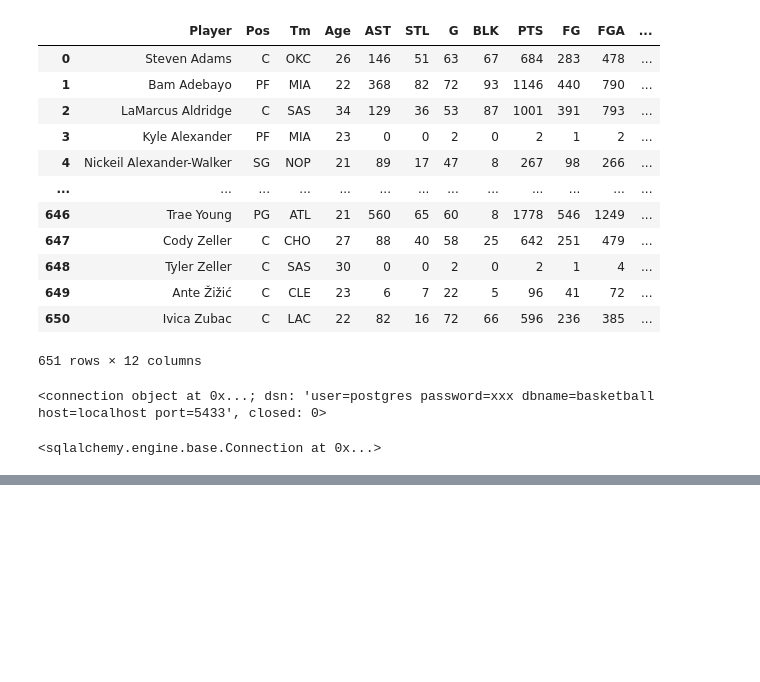
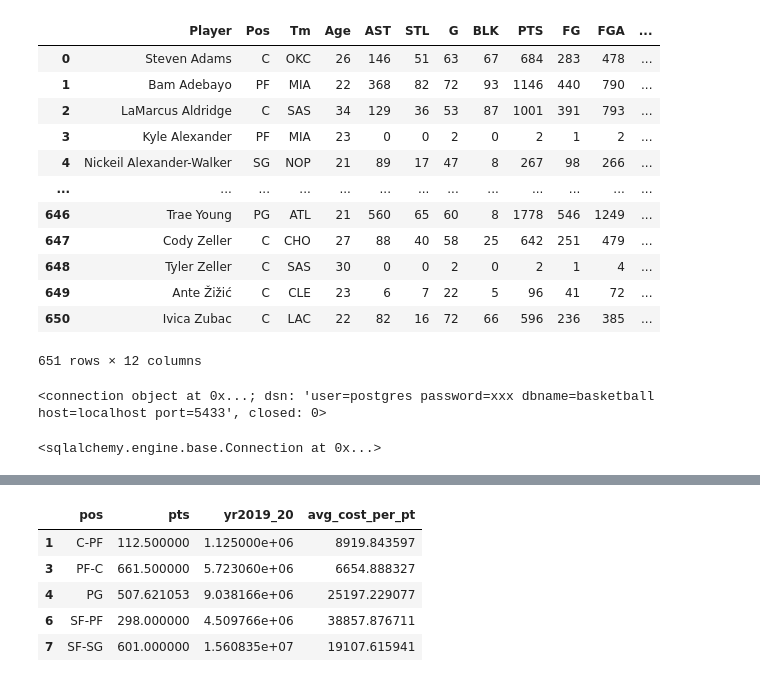
Before and after one commit to HIna-Ahmad/ETL_project, a Jupyter notebook: starter_code.ipynb, the cells around one changed output, grey strips where cells are left out. Saved outputs shown, nothing was run; the diff lists cells and outputs as text; code cells hidden in the pictures; blank space fills up the shorter version.

```diff
--- a/starter_code.ipynb
+++ b/starter_code.ipynb
@@ -174,0 +236,18 @@ nba_sal
+# %%
+#Average cost by position
+# nba_sal_clean_position = nba_sal_clean.groupby(["pos"]).sum()
+# nba_sal_clean_position
+
+avg_cost_bypos = nba_sal_clean.groupby("pos")
+avg_cost_bypos_total = avg_cost_bypos.mean().reset_index()
+avg_cost_bypos_total
+
+avg_cost_byposclean=avg_cost_bypos_total.loc[(avg_cost_bypos_total["pos"]=="C-PF")|(avg_cost_bypos_total["pos"]=="PF-C")|(avg_cost_bypos_total["pos"]=="PG")|(avg_cost_bypos_total["pos"]=="SF-PF")|(avg_cost_bypos_total["pos"]=="SF-SG")]
+avg_cost_byposclean
+# %% [output]
+|  | pos | pts | yr2019_20 | avg_cost_per_pt |
+| 1 | C-PF | 112.500000 | 1.125000e+06 | 8919.843597 |
+| 3 | PF-C | 661.500000 | 5.723060e+06 | 6654.888327 |
+| 4 | PG | 507.621053 | 9.038166e+06 | 25197.229077 |
+| 6 | SF-PF | 298.000000 | 4.509766e+06 | 38857.876711 |
+| 7 | SF-SG | 601.000000 | 1.560835e+07 | 19107.615941 |
```
Also changed, not shown: parts of 8 cells of this notebook, 1 other file.
